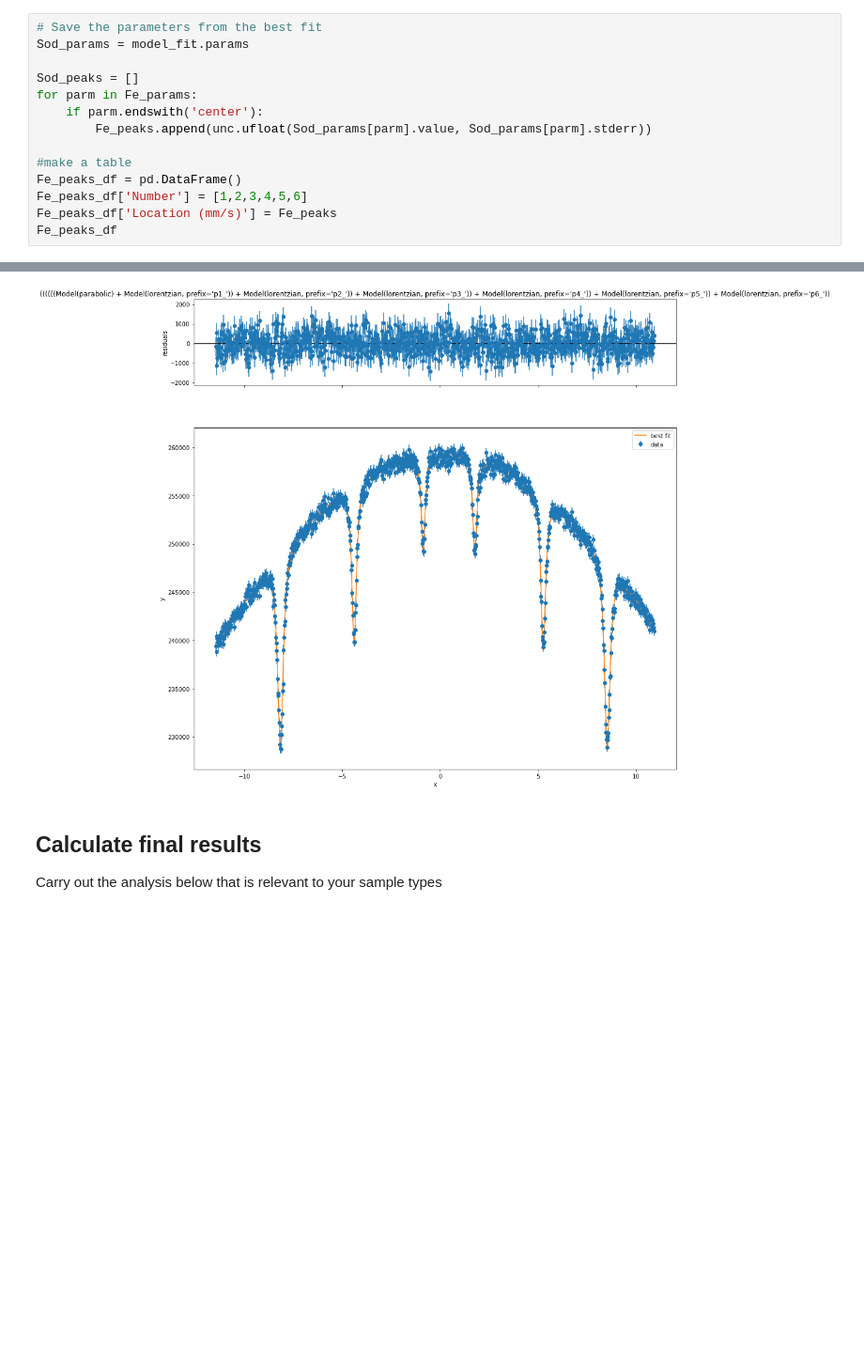
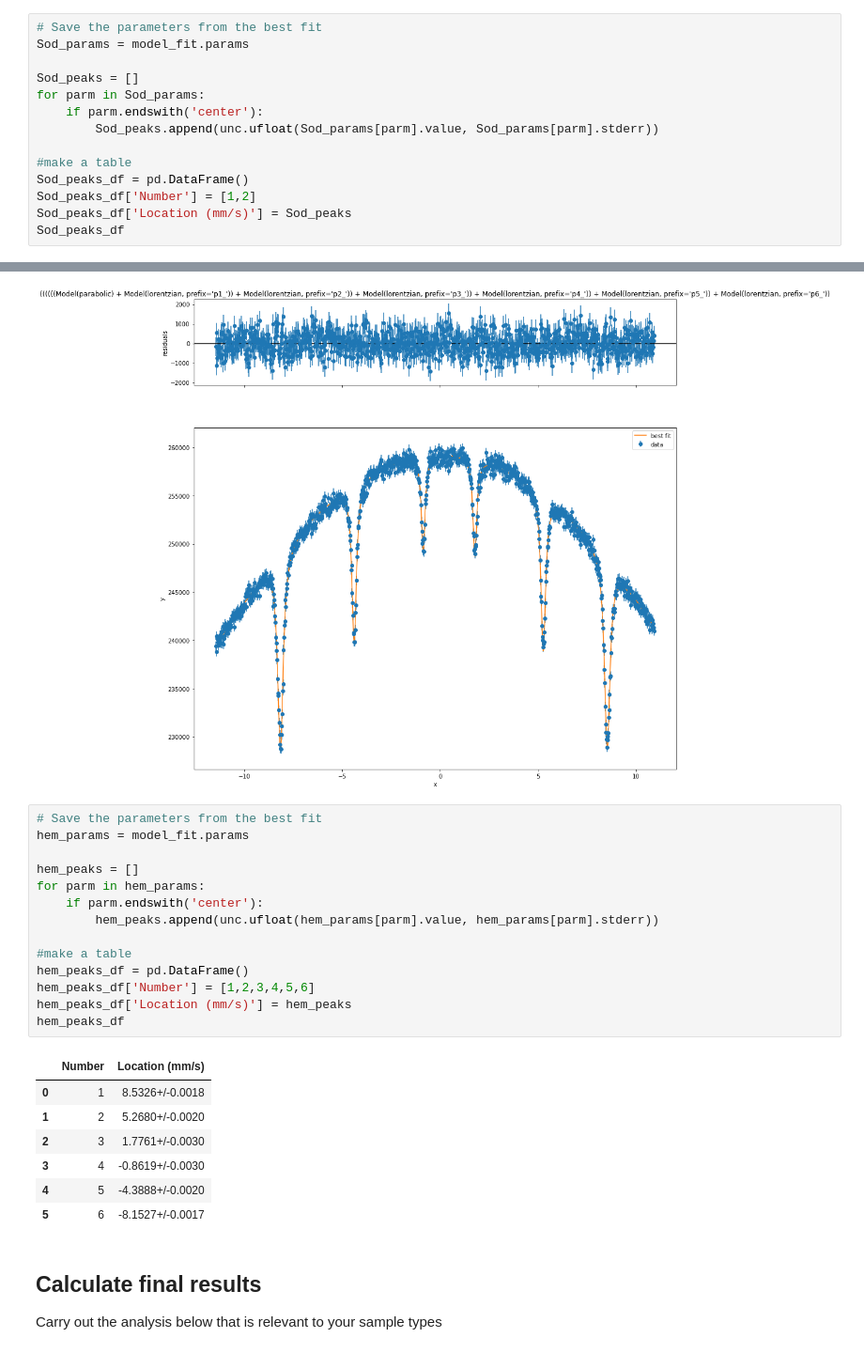
Before and after one commit to ahserhan/CMX, a Jupyter notebook: Mossbauer Specctroscopy/Mossbauer Full Analysis (Template).ipynb, the cells around one changed output, grey strips where cells are left out. Shown at 94% size. Cells and saved outputs as stored; diff of their text form; blank space fills up the shorter version.

```diff
--- a/Mossbauer Specctroscopy/Mossbauer Full Analysis (Template).ipynb
+++ b/Mossbauer Specctroscopy/Mossbauer Full Analysis (Template).ipynb
@@ -388,13 +382,13 @@ model_fit.plot(fig=myfig);
 Sod_params = model_fit.params
 
 Sod_peaks = []
-for parm in Fe_params:
+for parm in Sod_params:
     if parm.endswith('center'):
-        Fe_peaks.append(unc.ufloat(Sod_params[parm].value, Sod_params[parm].stderr))
+        Sod_peaks.append(unc.ufloat(Sod_params[parm].value, Sod_params[parm].stderr))
 
 #make a table
-Fe_peaks_df = pd.DataFrame()
-Fe_peaks_df['Number'] = [1,2,3,4,5,6]
-Fe_peaks_df['Location (mm/s)'] = Fe_peaks
-Fe_peaks_df
+Sod_peaks_df = pd.DataFrame()
+Sod_peaks_df['Number'] = [1,2]
+Sod_peaks_df['Location (mm/s)'] = Sod_peaks
+Sod_peaks_df
 # %% [output]
@@ -499,6 +495,28 @@ model_fit.plot(fig=myfig);
     p6_fwhm:       0.34213290 +/- 0.00520455 (1.52%) == '2.0000000*p6_sigma'
     p6_height:    -20572.6508 +/- 202.557734 (0.98%) == '0.3183099*p6_amplitude/max(1e-15, p6_sigma)'
 [figure]
+# %%
+# Save the parameters from the best fit
+hem_params = model_fit.params
+
+hem_peaks = []
+for parm in hem_params:
+    if parm.endswith('center'):
+        hem_peaks.append(unc.ufloat(hem_params[parm].value, hem_params[parm].stderr))
+
+#make a table
+hem_peaks_df = pd.DataFrame()
+hem_peaks_df['Number'] = [1,2,3,4,5,6]
+hem_peaks_df['Location (mm/s)'] = hem_peaks
+hem_peaks_df
+# %% [output]
+|  | Number | Location (mm/s) |
+| 0 | 1 | 8.5326+/-0.0018 |
+| 1 | 2 | 5.2680+/-0.0020 |
+| 2 | 3 | 1.7761+/-0.0030 |
+| 3 | 4 | -0.8619+/-0.0030 |
+| 4 | 5 | -4.3888+/-0.0020 |
+| 5 | 6 | -8.1527+/-0.0017 |
 # %% [markdown]
 ## Calculate final results
 
```
Also changed, not shown: parts of 2 cells of this notebook.
